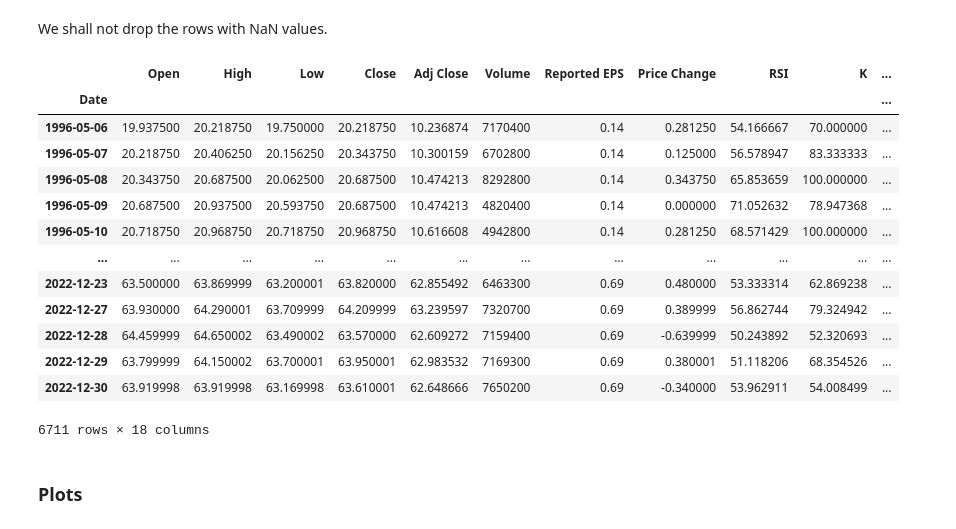
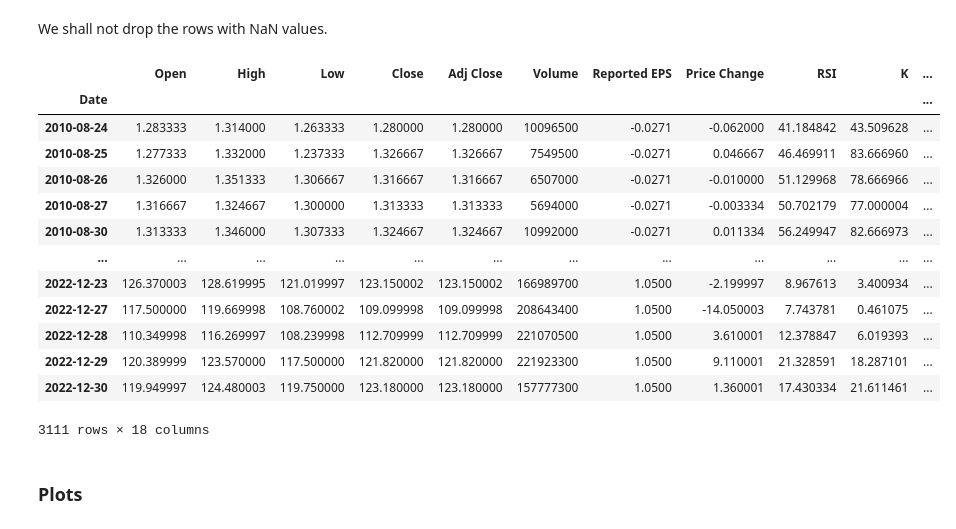
Before and after one commit to shg-87/Capstone-Project, a Jupyter notebook: Feature_Engineering.ipynb, the cells around one changed output. Cells and saved outputs as stored; diff of their text form; code cells hidden in the pictures.

```diff
--- a/Feature_Engineering.ipynb
+++ b/Feature_Engineering.ipynb
@@ -902,24 +904,24 @@ pe(df_TSLA)
 We shall not drop the rows with NaN values.
 # %%
 # Drop rows with NaN values
-df_KO = df_KO.dropna()
+df_TSLA = df_TSLA.dropna()
 
-df_KO
+df_TSLA
 # %% [output]
 |  | Open | High | Low | Close | Adj Close | Volume | Reported EPS | Price Change | RSI | K | ... |
 | Date |  |  |  |  |  |  |  |  |  |  | ... |
-| 1996-05-06 | 19.937500 | 20.218750 | 19.750000 | 20.218750 | 10.236874 | 7170400 | 0.14 | 0.281250 | 54.166667 | 70.000000 | ... |
-| 1996-05-07 | 20.218750 | 20.406250 | 20.156250 | 20.343750 | 10.300159 | 6702800 | 0.14 | 0.125000 | 56.578947 | 83.333333 | ... |
-| 1996-05-08 | 20.343750 | 20.687500 | 20.062500 | 20.687500 | 10.474213 | 8292800 | 0.14 | 0.343750 | 65.853659 | 100.000000 | ... |
-| 1996-05-09 | 20.687500 | 20.937500 | 20.593750 | 20.687500 | 10.474213 | 4820400 | 0.14 | 0.000000 | 71.052632 | 78.947368 | ... |
-| 1996-05-10 | 20.718750 | 20.968750 | 20.718750 | 20.968750 | 10.616608 | 4942800 | 0.14 | 0.281250 | 68.571429 | 100.000000 | ... |
+| 2010-08-24 | 1.283333 | 1.314000 | 1.263333 | 1.280000 | 1.280000 | 10096500 | -0.0271 | -0.062000 | 41.184842 | 43.509628 | ... |
+| 2010-08-25 | 1.277333 | 1.332000 | 1.237333 | 1.326667 | 1.326667 | 7549500 | -0.0271 | 0.046667 | 46.469911 | 83.666960 | ... |
+| 2010-08-26 | 1.326000 | 1.351333 | 1.306667 | 1.316667 | 1.316667 | 6507000 | -0.0271 | -0.010000 | 51.129968 | 78.666966 | ... |
+| 2010-08-27 | 1.316667 | 1.324667 | 1.300000 | 1.313333 | 1.313333 | 5694000 | -0.0271 | -0.003334 | 50.702179 | 77.000004 | ... |
+| 2010-08-30 | 1.313333 | 1.346000 | 1.307333 | 1.324667 | 1.324667 | 10992000 | -0.0271 | 0.011334 | 56.249947 | 82.666973 | ... |
 | ... | ... | ... | ... | ... | ... | ... | ... | ... | ... | ... | ... |
-| 2022-12-23 | 63.500000 | 63.869999 | 63.200001 | 63.820000 | 62.855492 | 6463300 | 0.69 | 0.480000 | 53.333314 | 62.869238 | ... |
-| 2022-12-27 | 63.930000 | 64.290001 | 63.709999 | 64.209999 | 63.239597 | 7320700 | 0.69 | 0.389999 | 56.862744 | 79.324942 | ... |
-| 2022-12-28 | 64.459999 | 64.650002 | 63.490002 | 63.570000 | 62.609272 | 7159400 | 0.69 | -0.639999 | 50.243892 | 52.320693 | ... |
-| 2022-12-29 | 63.799999 | 64.150002 | 63.700001 | 63.950001 | 62.983532 | 7169300 | 0.69 | 0.380001 | 51.118206 | 68.354526 | ... |
-| 2022-12-30 | 63.919998 | 63.919998 | 63.169998 | 63.610001 | 62.648666 | 7650200 | 0.69 | -0.340000 | 53.962911 | 54.008499 | ... |
+| 2022-12-23 | 126.370003 | 128.619995 | 121.019997 | 123.150002 | 123.150002 | 166989700 | 1.0500 | -2.199997 | 8.967613 | 3.400934 | ... |
+| 2022-12-27 | 117.500000 | 119.669998 | 108.760002 | 109.099998 | 109.099998 | 208643400 | 1.0500 | -14.050003 | 7.743781 | 0.461075 | ... |
+| 2022-12-28 | 110.349998 | 116.269997 | 108.239998 | 112.709999 | 112.709999 | 221070500 | 1.0500 | 3.610001 | 12.378847 | 6.019393 | ... |
+| 2022-12-29 | 120.389999 | 123.570000 | 117.500000 | 121.820000 | 121.820000 | 221923300 | 1.0500 | 9.110001 | 21.328591 | 18.287101 | ... |
+| 2022-12-30 | 119.949997 | 124.480003 | 119.750000 | 123.180000 | 123.180000 | 157777300 | 1.0500 | 1.360001 | 17.430334 | 21.611461 | ... |
-6711 rows × 18 columns
+3111 rows × 18 columns
 # %% [markdown]
 ### Plots
 # %%
```
Also changed, not shown: parts of 7 cells of this notebook.
